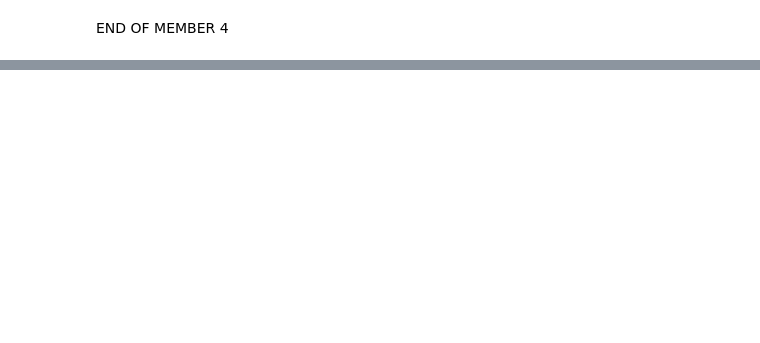
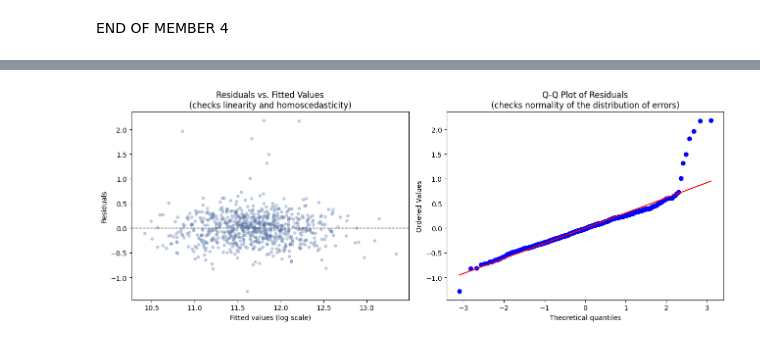
Before and after one commit to GraceChelangat/BI-RegressionC1, a Jupyter notebook: notebooks/regressionC1.ipynb, the cells around one changed output, grey strips where cells are left out. Drawn from its saved outputs; the diff is of its cells as text; code cells hidden in the pictures; blank space fills up the shorter version.

Commit message:
Diagnostics, Test Evaluation & Model Selection

```diff
--- a/notebooks/regressionC1.ipynb
+++ b/notebooks/regressionC1.ipynb
@@ -888,0 +814,24 @@ END OF MEMBER 4
+# %%
+linear_pipeline = Pipeline(steps=[("preprocessor", preprocessor), ("model", LinearRegression())])
+linear_pipeline.fit(X_train, y_train_log)
+
+fitted_values = linear_pipeline.predict(X_train)
+residuals = y_train_log.values - fitted_values
+# %%
+from scipy import stats
+
+fig, axes = plt.subplots(1, 2, figsize=(13, 5))
+
+axes[0].scatter(fitted_values, residuals, alpha=0.3, s=15, color="#4F6EA4")
+axes[0].axhline(0, color="#1D1D1D", linestyle="--", linewidth=1)
+axes[0].set_xlabel("Fitted values (log scale)")
+axes[0].set_ylabel("Residuals")
+axes[0].set_title("Residuals vs. Fitted Values\n(checks linearity and homoscedasticity)")
+
+stats.probplot(residuals, dist="norm", plot=axes[1])
+axes[1].set_title("Q-Q Plot of Residuals\n(checks normality of the distribution of errors)")
+
+plt.tight_layout()
+plt.show()
+# %% [output]
+[figure, added]
```
Also changed, not shown: parts of 41 cells of this notebook.
